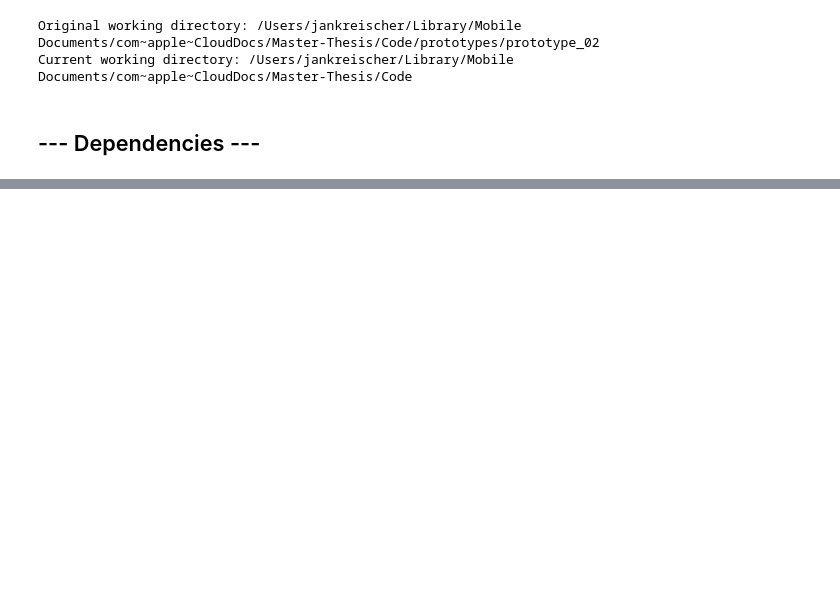
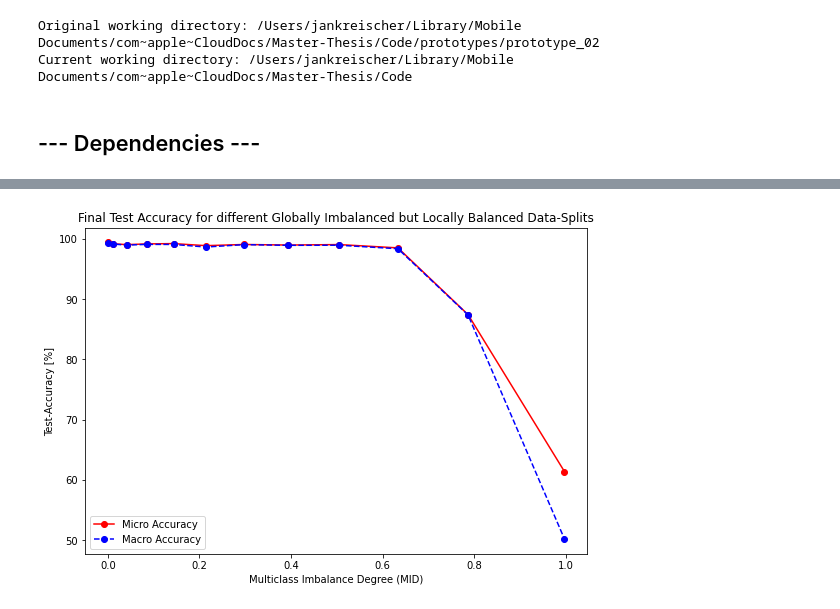
Before and after one commit to jan-kreischer/FedRL-for-IoT-Security, a Jupyter notebook: prototypes/prototype_02/experiment-02.ipynb, the cells around one changed output, grey strips where cells are left out. Drawn from its saved outputs; the diff is of its cells as text; code cells hidden in the pictures; blank space fills up the shorter version.

```diff
--- a/prototypes/prototype_02/experiment-02.ipynb
+++ b/prototypes/prototype_02/experiment-02.ipynb
@@ -1767,0 +78,3 @@ e1v5.plot_test_performances()
+# %%
+autoencoder = AutoEncoder(ae_valid_x, ae_test_x, ae_test_y, rl_training_data, n_hidden_1=64, n_hidden_2=16, activation_function=nn.GELU())
+autoencoder.pretrain(ae_training_x, optimizer=torch.optim.Adam(autoencoder.parameters(), lr=1e-4,  weight_decay=0.01), loss_function=RMSELoss(), num_epochs=50, batch_size=64, verbose=False)
@@ -1767,0 +102,24 @@ e1v5.plot_test_performances()
+# %%
+training_data_strides = split_training_data(rl_training_data, 10)
+rl_test_data = test_data
+# %%
+def get_mid_sweep_sampling_probabilities(current_step, n_steps):
+    lower_sampling_threshold = 0.0001
+    unit_sampling_probability = 1/7
+
+    fraction = (unit_sampling_probability - lower_sampling_threshold)/n_steps
+    offset = current_step * fraction
+
+    minor_sampling_probability = unit_sampling_probability - offset
+    major_sampling_probability = unit_sampling_probability + 6 * offset
+
+    sampling_probabilities = {
+        Behavior.RANSOMWARE_POC: major_sampling_probability,
+        Behavior.ROOTKIT_BDVL: minor_sampling_probability,
+        Behavior.ROOTKIT_BEURK: minor_sampling_probability,
+        Behavior.CNC_BACKDOOR_JAKORITAR: minor_sampling_probability ,
+        Behavior.CNC_THETICK: minor_sampling_probability,
+        Behavior.CNC_OPT1: minor_sampling_probability,
+        Behavior.CNC_OPT2: minor_sampling_probability,
+    }
+    return sampling_probabilities
@@ -1767,0 +192,2 @@ e1v5.plot_test_performances()
+# %%
+e2v1, e2v1_final_micro_accuracies, e2v1_final_macro_accuracies = run_mid_sweep_experiment(2, 1, training_data_strides, 11)
@@ -1767,0 +212,4 @@ e1v5.plot_test_performances()
+# %%
+plot_mid_sweep_test_accuracies(e2v1_final_micro_accuracies, e2v1_final_macro_accuracies)
+# %% [output]
+[figure, added]
```
Also changed, not shown: parts of 58 cells of this notebook, 21 other files.
